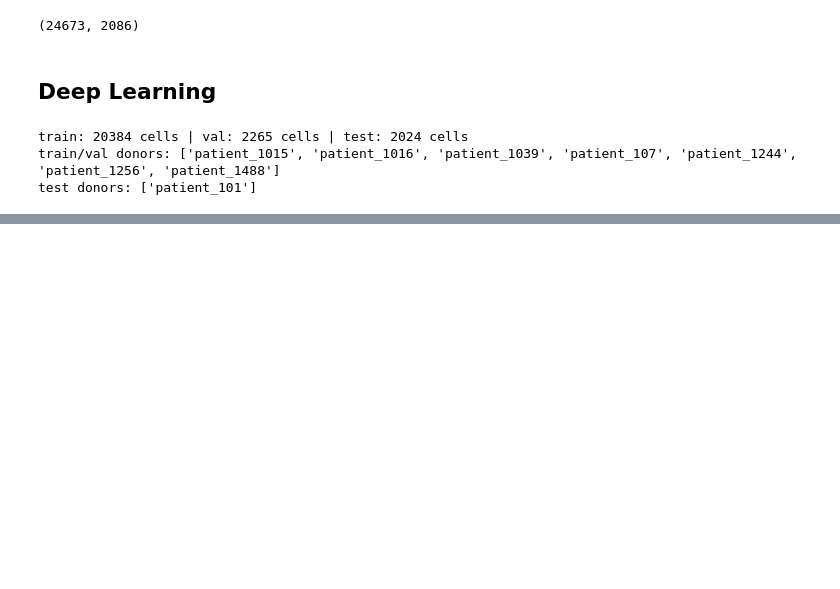
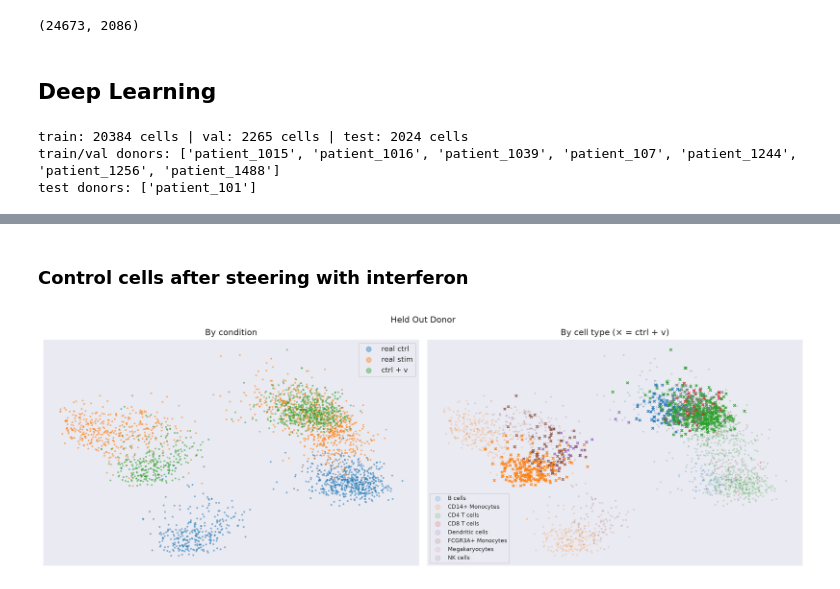
Before and after one commit to theairbend3r/single-cell-interp, a Jupyter notebook: notebooks/nb.ipynb, the cells around one changed output, grey strips where cells are left out. Drawn from its saved outputs; the diff is of its cells as text; code cells hidden in the pictures; blank space fills up the shorter version.

```diff
--- a/notebooks/nb.ipynb
+++ b/notebooks/nb.ipynb
@@ -195,9 +189,7 @@ def _():
 
     top = df_gc.head(30).to_pandas()
 
-    sns.barplot(
-        data=top, y="gene", x="avg_pct_per_cell", ax=axes["a"]
-    ).set(
+    sns.barplot(data=top, y="gene", x="avg_pct_per_cell", ax=axes["a"]).set(
         title="Top 30 genes: avg % of a cell's molecules",
         xlabel="avg % per cell",
         ylabel="",
@@ -245,9 +237,7 @@ sc.pp.normalize_total(ad, target_sum=1e4)
 sc.pp.log1p(ad)
 sc.pp.highly_variable_genes(ad, n_top_genes=2000, batch_key="replicate")
 
-gene_mask = ad.var["highly_variable"] | ad.var_names.isin(
-    genes_ISG + genes_HKP[:10]
-)
+gene_mask = ad.var["highly_variable"] | ad.var_names.isin(genes_ISG + genes_HKP[:10])
 ad = ad[:, gene_mask].copy()
 print(ad.shape)
 # %% [output]
@@ -262,9 +252,7 @@ def make_traintest_replicates(replicates, n_test=1):
         for test in itertools.combinations(reps, n_test)
     ]
 
-folds = make_traintest_replicates(
-    replicates=ad.obs["replicate"].unique().tolist(), n_test=1
-)
+folds = make_traintest_replicates(replicates=ad.obs["replicate"].unique().tolist(), n_test=1)
 train_replicates = folds[0]["train"]
 test_replicates = folds[0]["test"]
 
@@ -433,0 +431,3 @@ test MSE for held-out donor: 0.1279
+# %%
+# interferon direction from training donors only
+v = h_stim_train.mean(0) - h_ctrl_train.mean(0)
@@ -433,0 +445,47 @@ test MSE for held-out donor: 0.1279
+# %% [markdown]
+### Control cells after steering with interferon
+# %%
+def _():
+    ct = ad.obs["cell_type"].astype(str).to_numpy()
+    pca = sk.decomposition.PCA(n_components=2).fit(np.vstack([h_ctrl_test, h_stim_test]))
+
+    groups = [
+        ("real ctrl", pca.transform(h_ctrl_test), ct[idx_ctrl_test]),
+        ("real stim", pca.transform(h_stim_test), ct[idx_stim_test]),
+        ("ctrl + v", pca.transform(h_ctrl_test + v), ct[idx_ctrl_test]),
+    ]
+    types = sorted(np.unique(ct))
+    colors = dict(zip(types, sns.color_palette("tab10", len(types))))
+
+    fig, axes = plt.subplots(1, 2, figsize=(15, 5), constrained_layout=True)
+
+    # by condition
+    for name, p, _ in groups:
+        axes[0].scatter(p[:, 0], p[:, 1], s=3, alpha=0.4, label=name)
+    axes[0].legend(markerscale=4)
+    axes[0].set(title="By condition", xticks=[], yticks=[])
+
+    # by cell type (real ctrl/stim as faint dots, steered as crosses)
+    for name, p, c in groups:
+        for t in types:
+            m = c == t
+            if name == "ctrl + v":
+                axes[1].scatter(p[m, 0], p[m, 1], s=12, marker="x", alpha=0.8, color=colors[t])
+            else:
+                axes[1].scatter(
+                    p[m, 0],
+                    p[m, 1],
+                    s=3,
+                    alpha=0.15,
+                    color=colors[t],
+                    label=t if name == "real ctrl" else None,
+                )
+    axes[1].legend(markerscale=4, fontsize=8)
+    axes[1].set(title="By cell type (× = ctrl + v)", xticks=[], yticks=[])
+    plt.suptitle("Held Out Donor")
+
+    return fig
+
+_()
+# %% [output]
+[figure, added]
```
Also changed, not shown: parts of 15 cells of this notebook, 1 other file.
